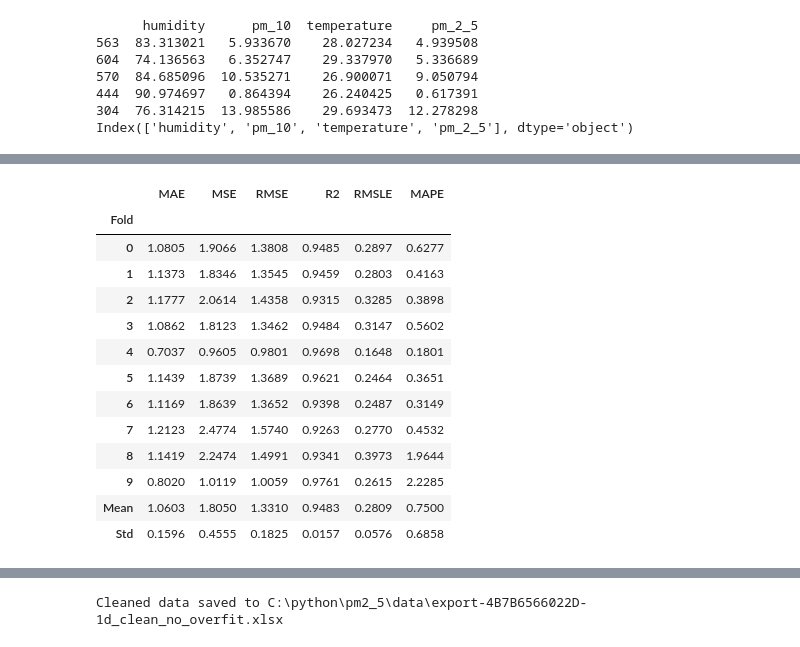
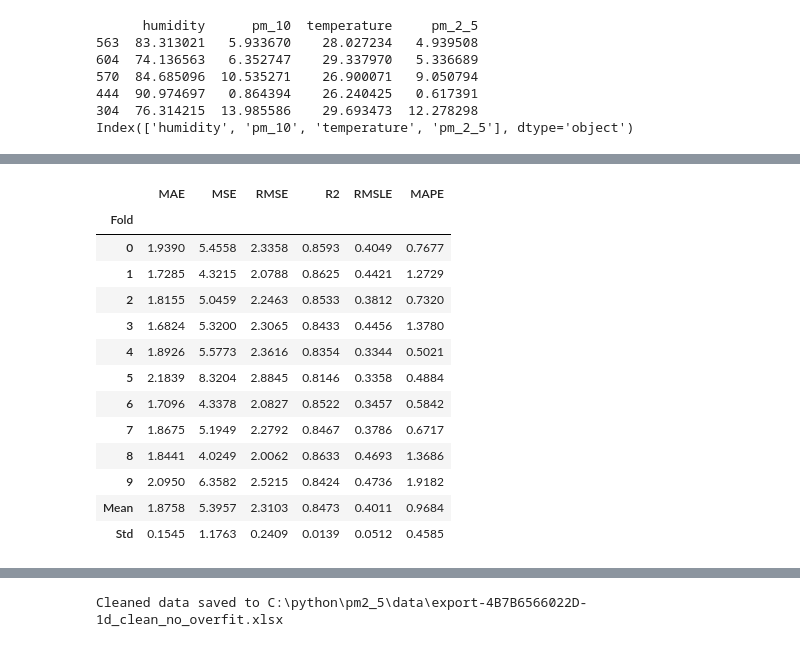
Before and after one commit to Woramet7897/pm2.5, a Jupyter notebook: pm2_5/cleandata.ipynb, the cells around one changed output, grey strips where cells are left out. Drawn from its saved outputs; the diff is of its cells as text; code cells hidden in the pictures.

```diff
--- a/pm2_5/cleandata.ipynb
+++ b/pm2_5/cleandata.ipynb
@@ -374,8 +374,7 @@ print(train_data.columns)
 304  76.314215  13.985586    29.693473  12.278298
 Index(['humidity', 'pm_10', 'temperature', 'pm_2_5'], dtype='object')
 # %%
-# ส่วนที่ 13: การใช้งาน pycaret เพื่อสร้างโมเดลทำนายอุณหภูมิ
-
+# ส่วนที่ 13: การใช้งาน pycaret เพื่อสร้างโมเดลทำนาย PM2.5
 # ตรวจสอบข้อมูลที่เตรียมไว้
 print("Train data shape:", train_data.shape)
 print("Columns in train_data:", train_data.columns.tolist())
@@ -391,79 +390,46 @@ train_data.fillna(train_data.median(), inplace=True)
 numeric_cols = train_data.select_dtypes(include=['number']).columns
 train_data[numeric_cols] = train_data[numeric_cols].astype(float)
 
-# เพิ่ม noise ในข้อมูล
-noise = np.random.normal(0, 1, train_data[numeric_cols].shape)  # ลด noise
-train_data[numeric_cols] += noise
-
 # ตรวจสอบว่าข้อมูลถูกต้องหรือไม่
 print("Data types after conversion:", train_data.dtypes)
 print("Sample of prepared data:")
 print(train_data.head())
 
-# ตั้งค่า PyCaret แบบค่อยเป็นค่อยไป
+# ตั้งค่า PyCaret
 from pycaret.regression import *
+
 try:
+    # ตั้งค่า experiment
     exp_pm25 = setup(
         data=train_data,
         target='pm_2_5',
         session_id=123,
-        fold=10,  # เพิ่มจำนวน fold
-        feature_selection=True,  # เปิดการเลือกฟีเจอร์
-        remove_multicollinearity=True,  # เปิดการตรวจสอบ multicollinearity
-        verbose=True,  # แสดงรายละเอียดมากขึ้น
-        polynomial_features=False,  # ปิดการสร้างฟีเจอร์ polynomial
-        interaction_features=False,  # ปิดการสร้างฟีเจอร์ interaction
-        bin_numeric_features=None,  # ไม่ใช้การ binning
-        remove_outliers=True  # เปิดการลบ outliers
+        fold=10,
+        remove_multicollinearity=True,
+        verbose=True,
+        remove_outliers=True,
+        normalize=True  # เพิ่มการ normalize ข้อมูล
     )
 
-    # สร้างโมเดล Linear Regression แทน Random Forest
-    best_pm25_model = create_model('lr', verbose=True)
+    # สร้างโมเดล ElasticNet แทน Linear Regression
+    elasticnet_model = create_model('en', verbose=True)
 
-    # ปรับแต่งโมเดลด้วยพารามิเตอร์น้อยลง
-    tuned_pm25_model = tune_model(best_pm25_model, optimize='RMSE', n_iter=50)
+    # ปรับแต่งโมเดล
+    tuned_elasticnet_model = tune_model(elasticnet_model, optimize='RMSE', n_iter=50)
 
-    # โมเดลที่ดีที่สุด
-    final_pm25_model = finalize_model(tuned_pm25_model)
+    # สร้างโมเดลสุดท้าย
+    final_elasticnet_model = finalize_model(tuned_elasticnet_model)
+
+    # สร้างกราฟ Prediction Error
+    plot_model(final_elasticnet_model, plot='error', save=True)
 
     # บันทึกโมเดล
-    save_model(final_pm25_model, 'pm25_prediction_model_optimized')
+    save_model(final_elasticnet_model, 'pm25_prediction_model_elasticnet')
 
-    print("Model training completed successfully!")
+    print("ElasticNet model training completed successfully!")
 
 except Exception as e:
     print(f"An error occurred: {str(e)}")
-
-    # ลองใช้วิธีที่ง่ายกว่า - ใช้เฉพาะฟีเจอร์พื้นฐาน
-    print("Trying with basic features only...")
-    basic_features = ['humidity', 'pm_10']
-    basic_train_data = train_data[basic_features + ['pm_2_5']].copy()
-
-    print("Basic train data columns:", basic_train_data.columns.tolist())
-    print("Basic train data sample:")
-    print(basic_train_data.head())
-
-    # ใช้ setup อีกครั้งกับข้อมูลพื้นฐาน
-    exp_pm25 = setup(
-        data=basic_train_data,
-        target='pm_2_5',
-        session_id=123,
-        fold=10,
-        normalize=True,
-        verbose=True
-    )
-
-    # สร้างโมเดล Linear Regression แทน Random Forest
-    best_pm25_model = create_model('lr', verbose=True)
-
-    # ปรับแต่งโมเดลด้วยพารามิเตอร์น้อยลง
-    tuned_pm25_model = tune_model(best_pm25_model, optimize='RMSE', n_iter=50)
-
-    # บันทึกโมเดลพื้นฐาน
-    final_pm25_model = finalize_model(tuned_pm25_model)
-    save_model(final_pm25_model, 'pm25_prediction_model_basic')
-
-    print("Basic model training completed successfully!")
 # %% [output]
 Train data shape: (423, 4)
 Columns in train_data: ['humidity', 'pm_10', 'temperature', 'pm_2_5']
@@ -502,18 +467,18 @@ Sample of prepared data:
 [interactive output not drawn]
 |  | MAE | MSE | RMSE | R2 | RMSLE | MAPE |
 | Fold |  |  |  |  |  |  |
-| 0 | 1.0805 | 1.9066 | 1.3808 | 0.9485 | 0.2897 | 0.6277 |
-| 1 | 1.1373 | 1.8346 | 1.3545 | 0.9459 | 0.2803 | 0.4163 |
-| 2 | 1.1777 | 2.0614 | 1.4358 | 0.9315 | 0.3285 | 0.3898 |
-| 3 | 1.0862 | 1.8123 | 1.3462 | 0.9484 | 0.3147 | 0.5602 |
-| 4 | 0.7037 | 0.9605 | 0.9801 | 0.9698 | 0.1648 | 0.1801 |
-| 5 | 1.1439 | 1.8739 | 1.3689 | 0.9621 | 0.2464 | 0.3651 |
-| 6 | 1.1169 | 1.8639 | 1.3652 | 0.9398 | 0.2487 | 0.3149 |
-| 7 | 1.2123 | 2.4774 | 1.5740 | 0.9263 | 0.2770 | 0.4532 |
-| 8 | 1.1419 | 2.2474 | 1.4991 | 0.9341 | 0.3973 | 1.9644 |
-| 9 | 0.8020 | 1.0119 | 1.0059 | 0.9761 | 0.2615 | 2.2285 |
-| Mean | 1.0603 | 1.8050 | 1.3310 | 0.9483 | 0.2809 | 0.7500 |
-| Std | 0.1596 | 0.4555 | 0.1825 | 0.0157 | 0.0576 | 0.6858 |
+| 0 | 1.9390 | 5.4558 | 2.3358 | 0.8593 | 0.4049 | 0.7677 |
+| 1 | 1.7285 | 4.3215 | 2.0788 | 0.8625 | 0.4421 | 1.2729 |
+| 2 | 1.8155 | 5.0459 | 2.2463 | 0.8533 | 0.3812 | 0.7320 |
+| 3 | 1.6824 | 5.3200 | 2.3065 | 0.8433 | 0.4456 | 1.3780 |
+| 4 | 1.8926 | 5.5773 | 2.3616 | 0.8354 | 0.3344 | 0.5021 |
+| 5 | 2.1839 | 8.3204 | 2.8845 | 0.8146 | 0.3358 | 0.4884 |
+| 6 | 1.7096 | 4.3378 | 2.0827 | 0.8522 | 0.3457 | 0.5842 |
+| 7 | 1.8675 | 5.1949 | 2.2792 | 0.8467 | 0.3786 | 0.6717 |
+| 8 | 1.8441 | 4.0249 | 2.0062 | 0.8633 | 0.4693 | 1.3686 |
+| 9 | 2.0950 | 6.3582 | 2.5215 | 0.8424 | 0.4736 | 1.9182 |
+| Mean | 1.8758 | 5.3957 | 2.3103 | 0.8473 | 0.4011 | 0.9684 |
+| Std | 0.1545 | 1.1763 | 0.2409 | 0.0139 | 0.0512 | 0.4585 |
 [interactive output not drawn]
 [interactive output not drawn]
 |  | MAE | MSE | RMSE | R2 | RMSLE | MAPE |
```
Also changed, not shown: parts of 6 cells of this notebook, 11 other files.
